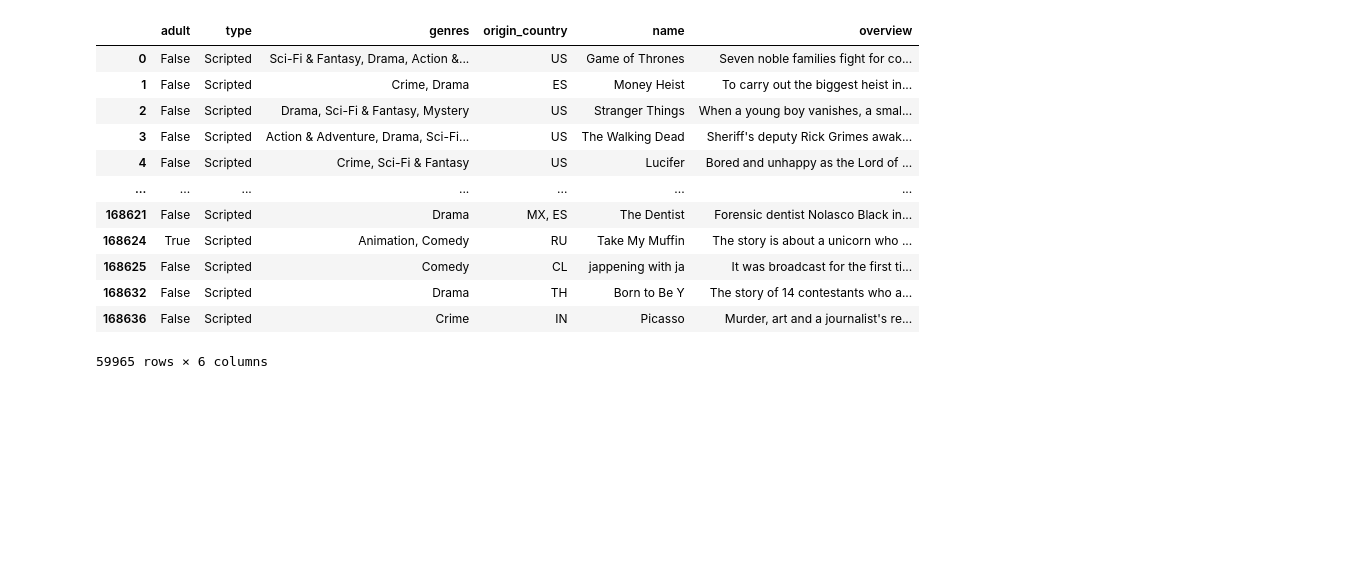
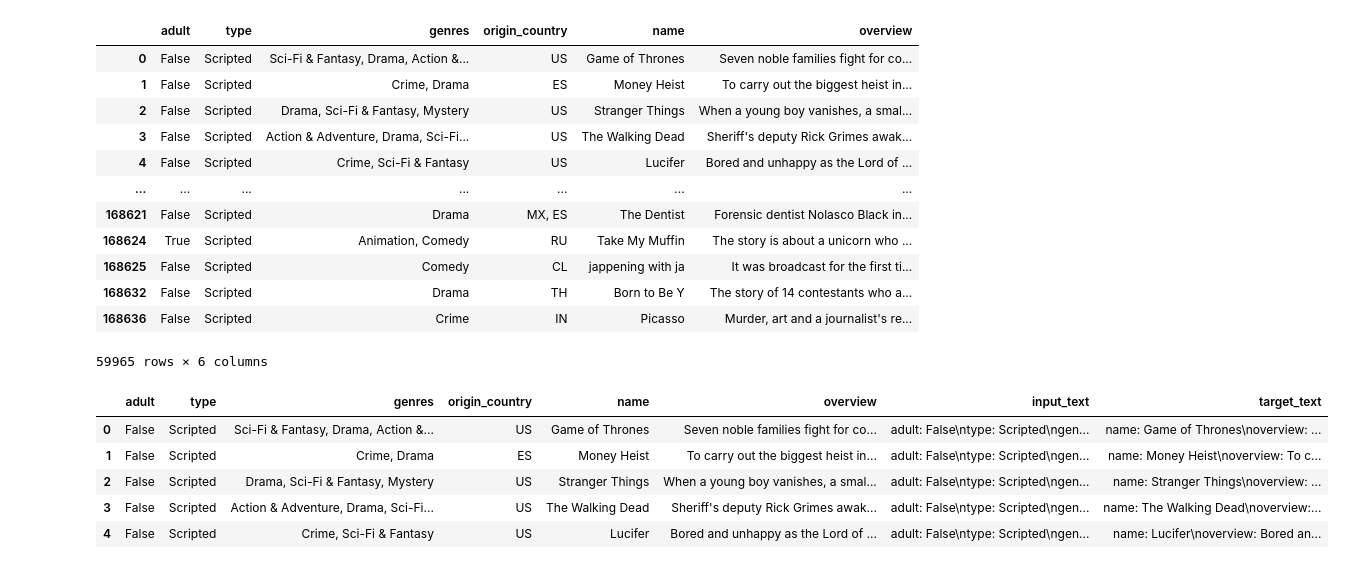
Before and after one commit to TurkiAlrasheed/Movie-Generator, a Jupyter notebook: TV-show-generator.ipynb, the cells around one changed output. Saved outputs shown, nothing was run; the diff lists cells and outputs as text; code cells hidden in the pictures; blank space fills up the shorter version.

```diff
--- a/TV-show-generator.ipynb
+++ b/TV-show-generator.ipynb
@@ -16,9 +26,8 @@ Index(['id', 'name', 'number_of_seasons', 'number_of_episodes',
 # %%
-tv.columns
 # name, overview, tagline,
 # adult, type, genres, country
-tv_subset = tv[['adult','type','genres','origin_country','name','overview']].dropna()
-tv_subset
+tv = tv_complete[['adult','type','genres','origin_country','name','overview']].dropna()
+tv
 # %% [output]
 |  | adult | type | genres | origin_country | name | overview |
 | 0 | False | Scripted | Sci-Fi & Fantasy, Drama, Action &... | US | Game of Thrones | Seven noble families fight for co... |
@@ -35,0 +48,22 @@ tv_subset
+# %%
+def make_input_prompt(row):
+    return (f"adult: {row['adult']}\n"
+            f"type: {row['type']}\n"
+            f"genres: {row['genres']}\n"
+            f"origin_country: {row['origin_country']}\n"
+            "Generate name and overview:")
+
+def make_target_text(row):
+    return (f"name: {row['name']}\n"
+            f"overview: {row['overview']}")
+
+tv['input_text'] = tv.apply(make_input_prompt, axis=1)
+tv['target_text'] = tv.apply(make_target_text, axis=1)
+tv.head()
+# %% [output]
+|  | adult | type | genres | origin_country | name | overview | input_text | target_text |
+| 0 | False | Scripted | Sci-Fi & Fantasy, Drama, Action &... | US | Game of Thrones | Seven noble families fight for co... | adult: False\ntype: Scripted\ngen... | name: Game of Thrones\noverview: ... |
+| 1 | False | Scripted | Crime, Drama | ES | Money Heist | To carry out the biggest heist in... | adult: False\ntype: Scripted\ngen... | name: Money Heist\noverview: To c... |
+| 2 | False | Scripted | Drama, Sci-Fi & Fantasy, Mystery | US | Stranger Things | When a young boy vanishes, a smal... | adult: False\ntype: Scripted\ngen... | name: Stranger Things\noverview: ... |
+| 3 | False | Scripted | Action & Adventure, Drama, Sci-Fi... | US | The Walking Dead | Sheriff's deputy Rick Grimes awak... | adult: False\ntype: Scripted\ngen... | name: The Walking Dead\noverview:... |
+| 4 | False | Scripted | Crime, Sci-Fi & Fantasy | US | Lucifer | Bored and unhappy as the Lord of ... | adult: False\ntype: Scripted\ngen... | name: Lucifer\noverview: Bored an... |
```
Also changed, not shown: parts of 9 cells of this notebook.
